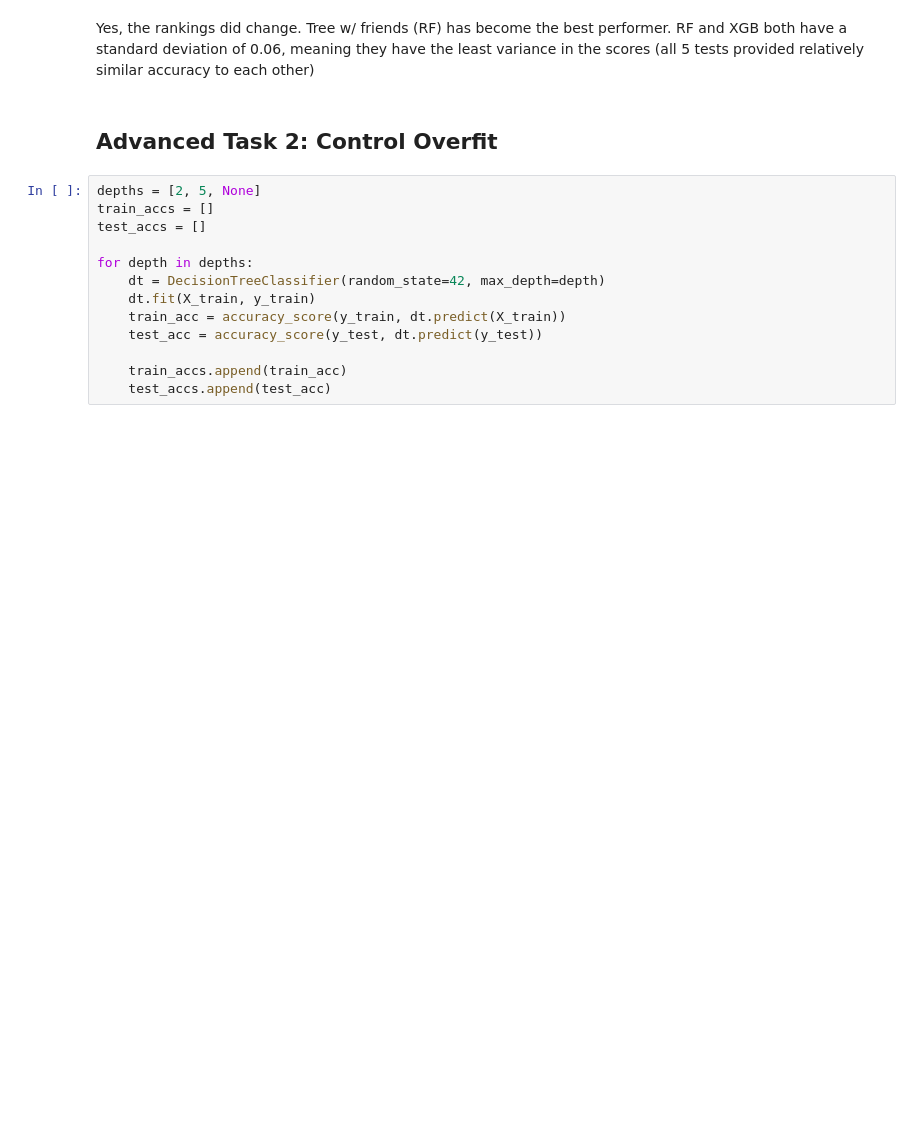
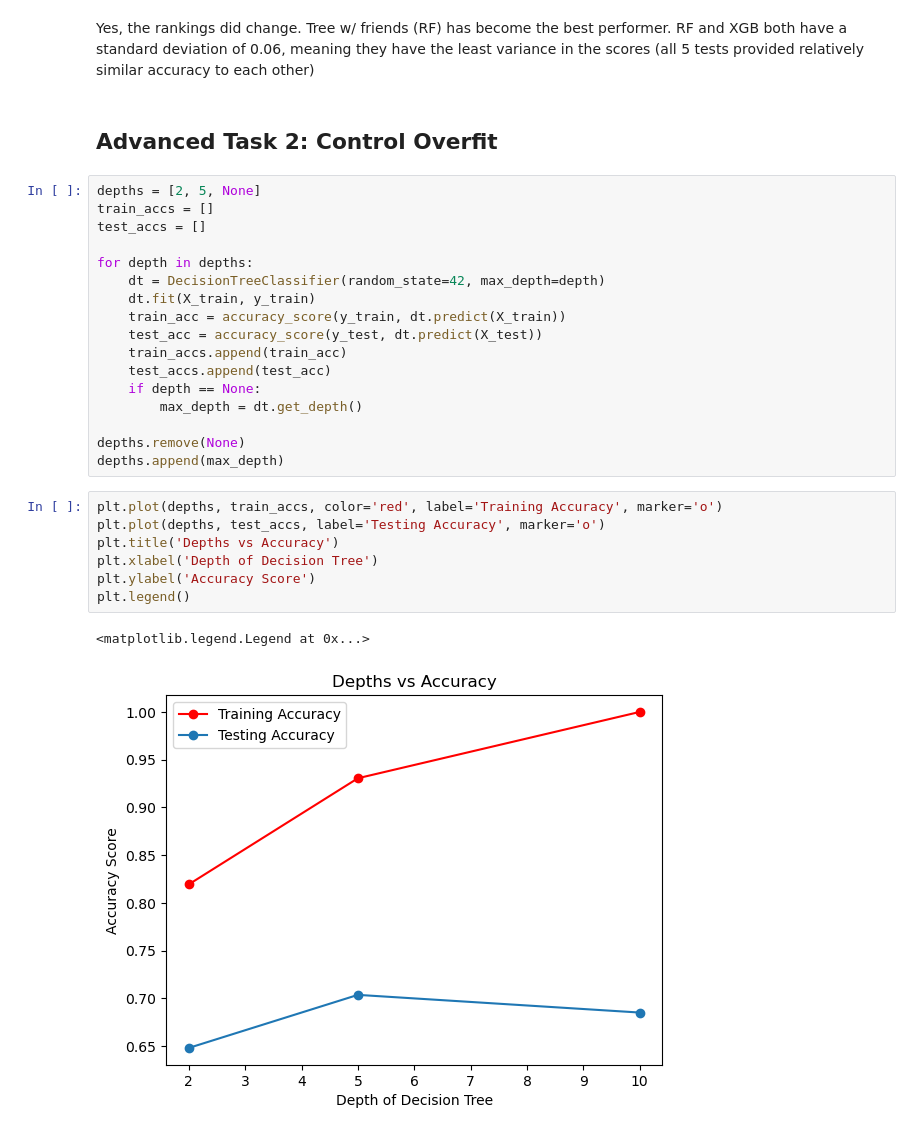
Before and after one commit to S-Shockley/MLEnsemble-Committee-of-Trees, a Jupyter notebook: TreeGathering.ipynb, the cells around one changed output. Drawn from its saved outputs; the diff is of its cells as text; blank space fills up the shorter version.

```diff
--- a/TreeGathering.ipynb
+++ b/TreeGathering.ipynb
@@ -201,7 +201,21 @@ for depth in depths:
     dt = DecisionTreeClassifier(random_state=42, max_depth=depth)
     dt.fit(X_train, y_train)
     train_acc = accuracy_score(y_train, dt.predict(X_train))
-    test_acc = accuracy_score(y_test, dt.predict(y_test))
-
+    test_acc = accuracy_score(y_test, dt.predict(X_test))
     train_accs.append(train_acc)
     test_accs.append(test_acc)
+    if depth == None:
+        max_depth = dt.get_depth()
+
+depths.remove(None)
+depths.append(max_depth)
+# %%
+plt.plot(depths, train_accs, color='red', label='Training Accuracy', marker='o')
+plt.plot(depths, test_accs, label='Testing Accuracy', marker='o')
+plt.title('Depths vs Accuracy')
+plt.xlabel('Depth of Decision Tree')
+plt.ylabel('Accuracy Score')
+plt.legend()
+# %% [output]
+<matplotlib.legend.Legend at 0x...>
+[figure, added]
```
Also changed, not shown: parts of 3 cells of this notebook.
